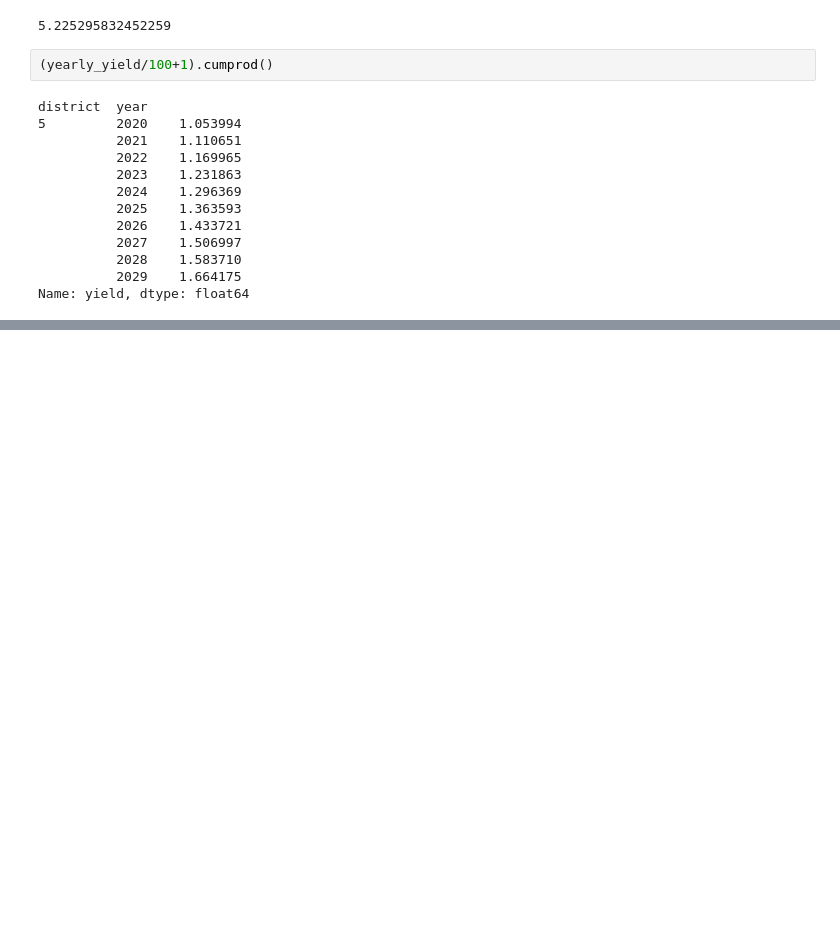
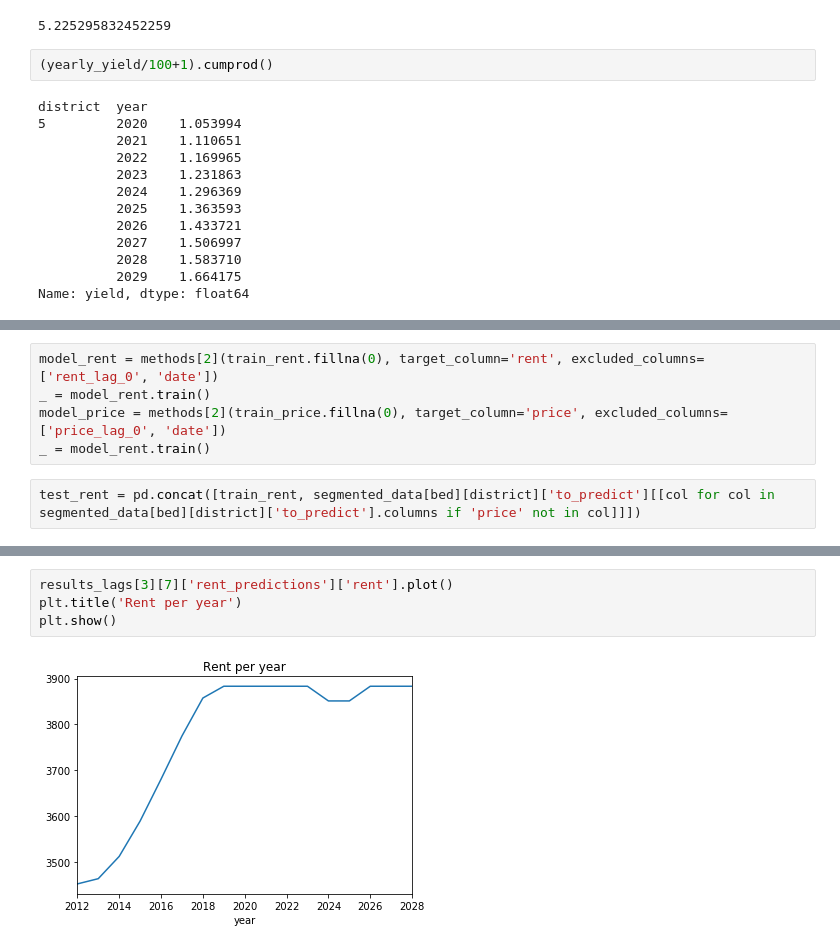
Before and after one commit to angelrureLurtis/LondonNW6, a Jupyter notebook: Part 2 Forecasting Prices and Rents.ipynb, the cells around one changed output, grey strips where cells are left out. Drawn from its saved outputs; the diff is of its cells as text; blank space fills up the shorter version.

```diff
--- a/Part 2 Forecasting Prices and Rents.ipynb
+++ b/Part 2 Forecasting Prices and Rents.ipynb
@@ -1211,0 +1214,7 @@ Name: yield, dtype: float64
+# %%
+model_rent = methods[2](train_rent.fillna(0), target_column='rent', excluded_columns=['rent_lag_0', 'date'])
+_ = model_rent.train()
+model_price = methods[2](train_price.fillna(0), target_column='price', excluded_columns=['price_lag_0', 'date'])
+_ = model_rent.train()
+# %%
+test_rent = pd.concat([train_rent, segmented_data[bed][district]['to_predict'][[col for col in segmented_data[bed][district]['to_predict'].columns if 'price' not in col]]])
@@ -1211,0 +1296,6 @@ Name: yield, dtype: float64
+# %%
+results_lags[3][7]['rent_predictions']['rent'].plot()
+plt.title('Rent per year')
+plt.show()
+# %% [output]
+[figure, added]
```
Also changed, not shown: parts of 6 cells of this notebook.
